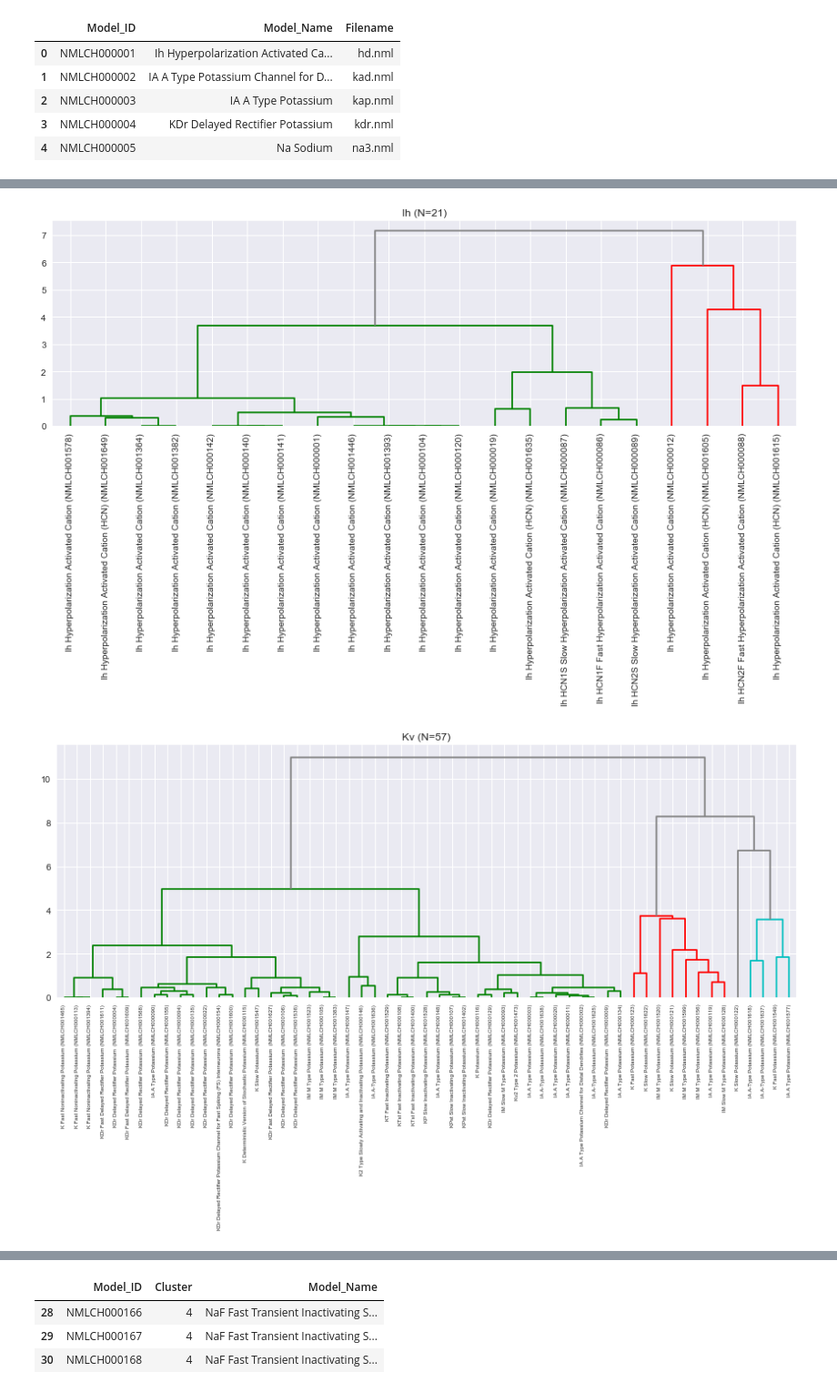
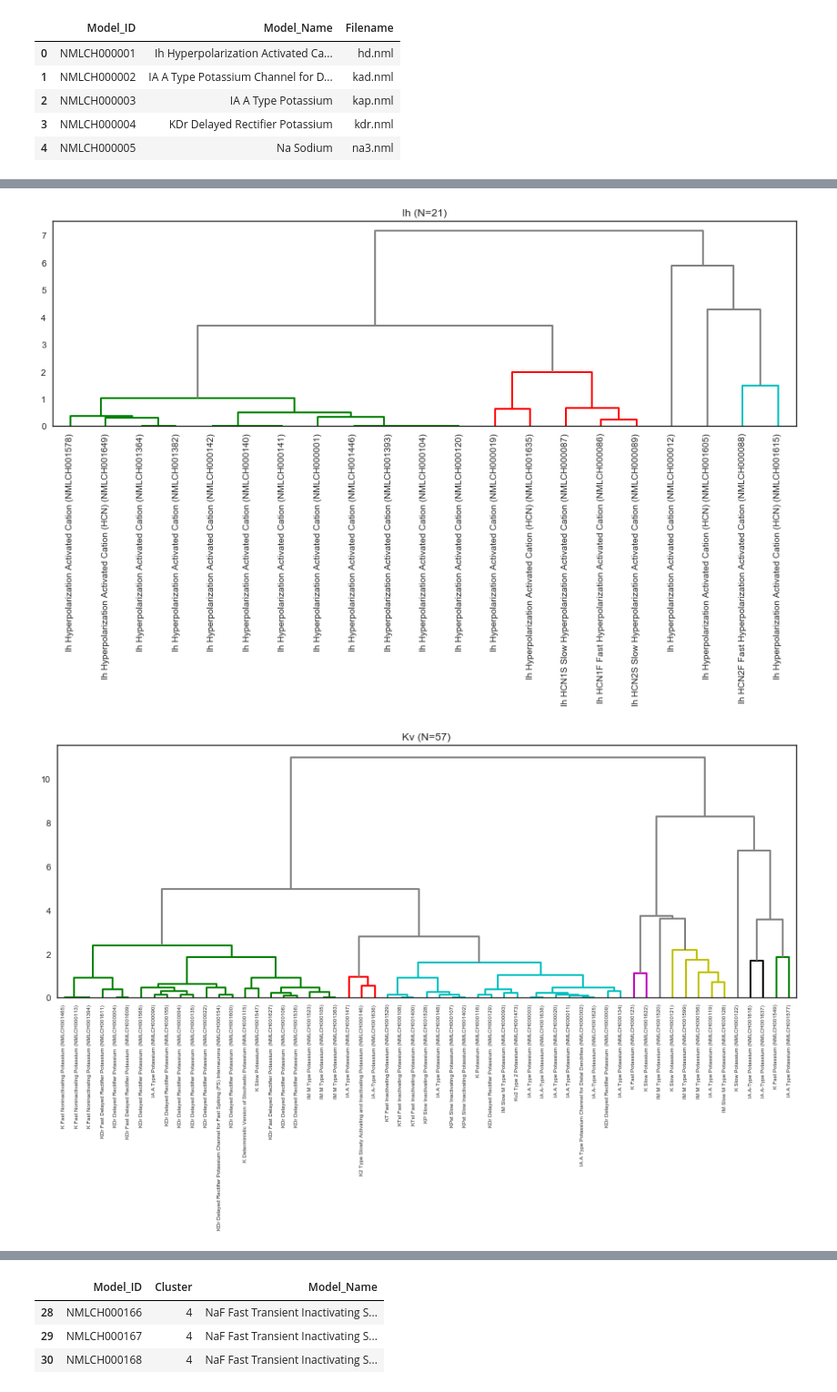
Before and after one commit to fun-zoological-computing/LargeScaleModelAnalysis_2019, a Jupyter notebook: channel_clustering.ipynb, the cells around one changed output, grey strips where cells are left out. Shown at 91% size. Drawn from its saved outputs; the diff is of its cells as text; code cells hidden in the pictures.

```diff
--- a/channel_clustering.ipynb
+++ b/channel_clustering.ipynb
@@ -738,3 +322,6 @@ kv_scores_df = pd.read_csv(filename,index_col=0)
 
 filename = os.path.join(path2save,'final_scores_nav.csv')
 nav_scores_df = pd.read_csv(filename,index_col=0)
+
+filename = os.path.join(path2save,'final_scores_kca.csv')
+kca_scores_df = pd.read_csv(filename,index_col=0)
@@ -758,6 +328,6 @@ def plot3d(data):
 # %%
-dfs = [cav_scores_df,ih_scores_df,kca_scores_df,kv_scores_df,nav_scores_df]
-titles = ['Cav','Ih','Kv','Kca','Nav']
+dfs = [cav_scores_df,ih_scores_df,kv_scores_df,nav_scores_df,kca_scores_df]
+titles = ['Cav','Ih','Kv','Nav','KCa']
 colors = ['r','b','g','y','c']
 
 # show 3D scatter for each of the channel types
@@ -835,10 +367,0 @@ from sklearn.manifold import TSNE
-# %%
-# join all final score vectores for t-SNE viz
-all_scores_df = pd.DataFrame(columns=cav_scores_df.columns.values.tolist())
-
-for df in dfs:
-
-    join_frames = [all_scores_df,df]
-    all_scores_df = pd.concat(join_frames,ignore_index=True)
-
-score_data = all_scores_df.values[:,:3].astype('float64')
@@ -880,8 +382,8 @@ channel_tags_df.head()
 | 3 | NMLCH000004 | KDr Delayed Rectifier Potassium | kdr.nml |
 | 4 | NMLCH000005 | Na Sodium | na3.nml |
 # %%
-dfs = [cav_scores_df,ih_scores_df,kca_scores_df,kv_scores_df,nav_scores_df]
-titles = ['Cav','Ih','Kv','Kca','Nav']
+dfs = [cav_scores_df,ih_scores_df,kv_scores_df,nav_scores_df,kca_scores_df]
+titles = ['Cav','Ih','Kv','Nav','KCa']
 
 
 dendrograms = []
@@ -916,12 +418,13 @@ for i, df in enumerate(dfs):
 
     plt.setp(clm.ax_heatmap.yaxis.get_majorticklabels(), rotation=0)
 
-#     plt.tight_layout()
     plt.title(titles[i]+' (N=%s)' %len(models))
 
     filename = titles[i]+'_clustermap_'+link+'_link'
     path2file = os.path.join(path2images,filename)
     plt.savefig(path2file,bbox_inches='tight')
+
+    plt.show()
 # %% [output]
 <matplotlib.figure.Figure at 0x...>
 [figure]
@@ -934,13 +439,16 @@ for i, df in enumerate(dfs):
 # %%
-dfs = [cav_scores_df,ih_scores_df,kv_scores_df,nav_scores_df]
-titles = ['Cav','Ih','Kv','Nav']
-thresholds = [2,6,6,2]
+sns.set_style("white")
+
+dfs = [cav_scores_df,ih_scores_df,kv_scores_df,nav_scores_df,kca_scores_df]
+titles = ['Cav','Ih','Kv','Nav','KCa']
+thresholds = [1.5,3,2.5,4.5,2]
 
 dendrograms = []
 
 for i, df in enumerate(dfs):
 
     fig = plt.figure(figsize=(12,8))
+#     fig = plt.figure(figsize=(6,6))
 
     temp_df = df.copy()
     models = temp_df.pop('Model_ID')
@@ -956,8 +464,11 @@ for i, df in enumerate(dfs):
     for nmldb_id, name in zip(models,model_names):
         leaves.append(name + ' ('+ nmldb_id + ')')
 
+    import matplotlib
+    matplotlib.rcParams['lines.linewidth'] = 2
+
     # Make the dendro
-    dend = dendrogram(Z, labels=leaves,
+    dend = dendrogram(Z, labels=leaves, #no_labels = True,
                       leaf_rotation=90, orientation="top",
                       color_threshold=thresholds[i], above_threshold_color='grey')
 
@@ -967,8 +478,8 @@ for i, df in enumerate(dfs):
     plt.title(titles[i]+' (N=%s)' %len(models))
     plt.tight_layout()
 
-    filename = titles[i]+'_dend_'+link+'_link'
-    path2file = os.path.join(path2images,filename)
+    filename = titles[i]+'_dend_'+link+'_link_wlabels'
+    path2file = os.path.join(path2figs,filename)
     plt.savefig(path2file,
                 dpi=300,
                 bbox_inches='tight')
@@ -979,2 +490,2 @@ for i, df in enumerate(dfs):
-[figure, old version]
+[figure, new version]
-[figure, old version]
+[figure, new version]
```
Also changed, not shown: parts of 69 cells of this notebook, 53 other files.
